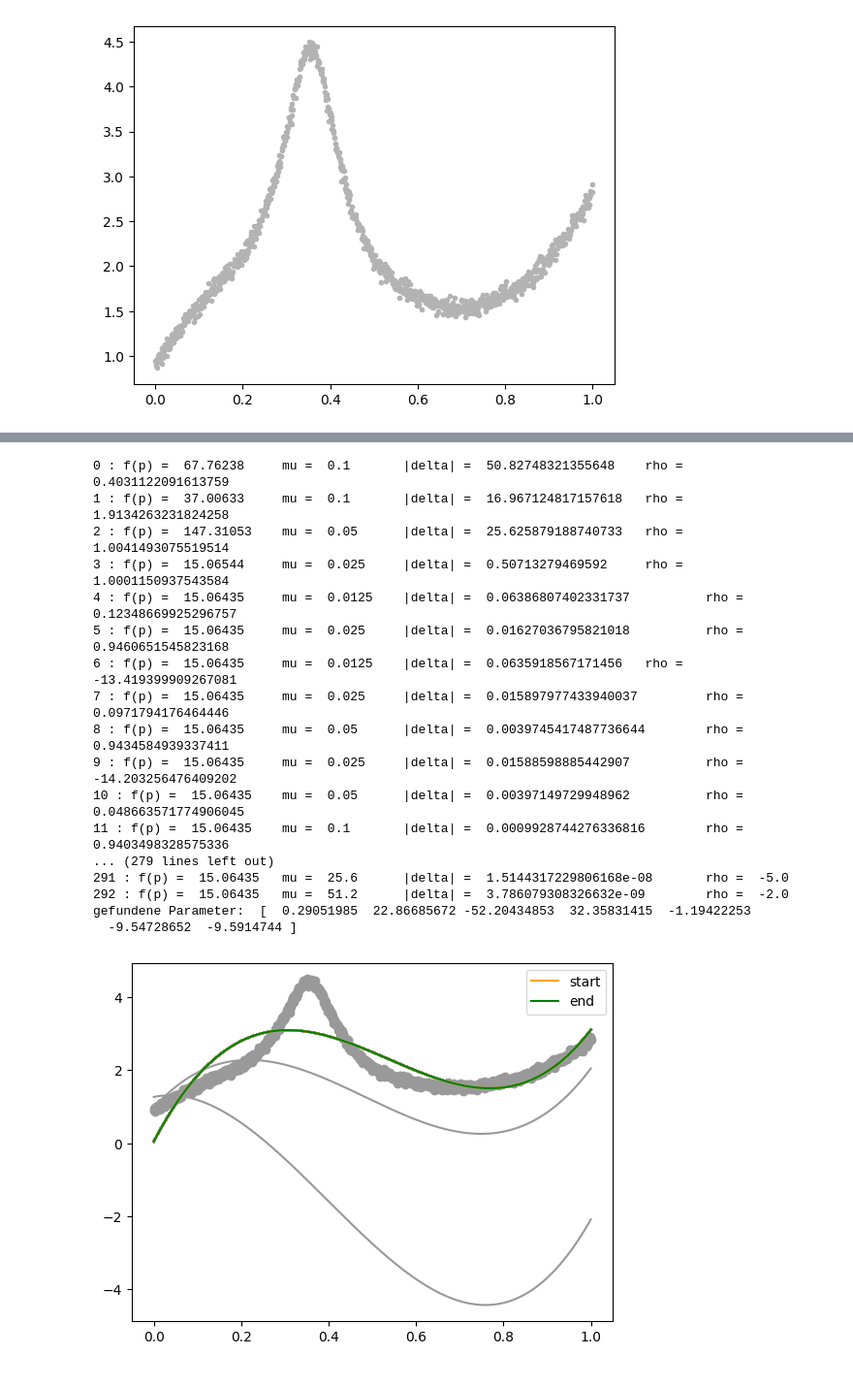
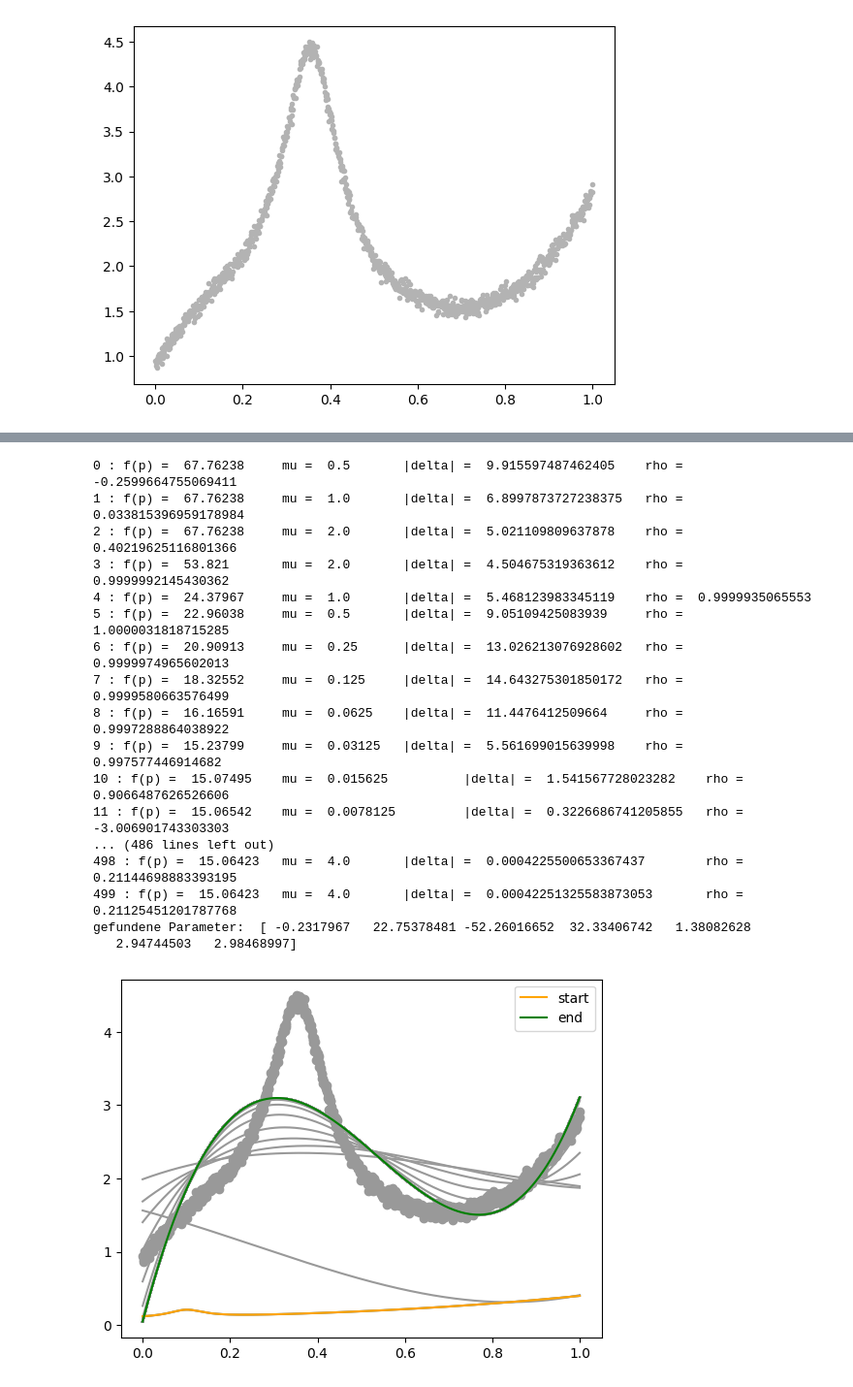
Before and after one commit to BieriCyril/ZHAW_STt_NUM1, a Jupyter notebook: NUM1_Praktikum_W8.ipynb, the cells around one changed output, grey strips where cells are left out. Shown at 97% size. Cells and saved outputs as stored; diff of their text form; code cells hidden in the pictures.

```diff
--- a/NUM1_Praktikum_W8.ipynb
+++ b/NUM1_Praktikum_W8.ipynb
@@ -189,11 +189,12 @@ plt.plot(w, y, '.', color = [.7,.7,.7]);
 # %%
 ###---------------------------RHO FUNKTION-----------------------------------------
 def rho(f, J, p, delta):
-    fp2 = np.linalg.norm(f(*p))**2
-    fpdelta2 = np.linalg.norm(f(*p + delta))**2
-    fpJ2 = np.linalg.norm(f(*p) + J(*p) @ delta)**2
+    r = y - f(*p)
+    r_new = y - f(*(p + delta))
+    r_lin = r - J(*p) @ delta
 
-    return (fp2 - fpdelta2) / (1e-12 + fp2 - fpJ2)
+    return (np.linalg.norm(r)**2 - np.linalg.norm(r_new)**2) / \
+           (1e-12 + np.linalg.norm(r)**2 - np.linalg.norm(r_lin)**2)
 # %% [markdown]
 ![image.png](attachment:image.png)
 # %%
@@ -221,26 +222,27 @@ f = lambda p0, p1, p2, p3, p4, p5, p6: (
 
 # Jacobi-Matrix von f
 J = lambda p0, p1, p2, p3, p4, p5, p6: np.array([
-    np.ones_like(w),          # Ableitung nach p0
-    w,                        # Ableitung nach p1
-    w**2,                     # Ableitung nach p2
-    w**3,                     # Ableitung nach p3
-    l(p5, p6, w),             # Ableitung nach p4
-    p4 * (8 * (w - p5) / p6**2) * l(p5, p6, w)**2, # Ableitung nach p5 (Zentrum/Position des Peaks)
-    p4 * (8 * (w - p5)**2 / p6**3) * l(p5, p6, w)**2 # Ableitung nach p6 (Breite des Peaks)
+    np.ones_like(w),      # p0
+    w,                    # p1
+    w**2,                 # p2
+    w**3,                 # p3
+    l(p5, p6, w),         # p4
+    p4 * (8 * (w - p5)**3 / p6**4) * l(p5, p6, w)**2, # Ableitung nach p5
+    p4 * (8 * (w - p5)**4 / p6**5) * l(p5, p6, w)**2  # Ableitung nach p6
 ]).T
 
 
 ## übergebe P der Jaccobi:
-Je = lambda p0, p1, p2, p3, p4, p5, p6: J(*p)
+#Je = lambda p0, p1, p2, p3, p4, p5, p6: J(*p)
 
 
 
 ## init
 pLM = pStart.copy()
+pStartCopy = pStart.copy()
 
 ##FUNKTION LM, aus beipsiel Lineare ausgleichsrechnung!!!
-def LM(f, J, p, beta0 = 0.2, beta1 = 0.8, mu = 0.1, maxit = 100):
+def LM(f, J, p, beta0 = 0.2, beta1 = 0.8, mu = 0.5, maxit = 100):
 
     n = len(p)
     delta = 1
@@ -248,7 +250,7 @@ def LM(f, J, p, beta0 = 0.2, beta1 = 0.8, mu = 0.1, maxit = 100):
 
     while np.linalg.norm(delta) > 1e-8 and it < maxit:
 
-        Jext = np.concatenate( (J(*p), mu * np.eye(n)) )
+        Jext = np.concatenate( (J(*p), np.sqrt(mu) * np.eye(n)) )
         fext = np.concatenate ((y - f(*p), np.zeros(n)) ) # das Modell wäre f(p) - y = 0
 
         delta = lstsq(Jext, fext) # lineares Ausgleichsproblem lösen
@@ -261,49 +263,49 @@ def LM(f, J, p, beta0 = 0.2, beta1 = 0.8, mu = 0.1, maxit = 100):
           "\t rho = ", r)
 
 
         if r < beta0:
             mu *= 2
         elif r < beta1:
             p += delta
         else:
             p += delta
             mu /= 2
 
         it += 1
 
         plt.plot(w, f(*p), color = [.6,.6,.6])
 
     return p
 
 ##- LOEWENBERG LANDQUARD AUFRUFEN
 pLM = LM(f, J, pStart, maxit = 500)
 
 
 
 ##-------------------PLOT---------------------------------------------
 plt.scatter(w, y, color = [.6,.6,.6])
-plt.plot(w, f(*pStart), color = "orange", label = "start") # mit Startwerten
+plt.plot(w, f(*pStartCopy), color = "orange", label = "start") # mit Startwerten
 plt.plot(w, f(*pLM), color = "green", label = "end")     # nach levenberg-Marquardt
 
 plt.legend()
 
 print("gefundene Parameter: ", pLM)
 # %% [output]
-0 : f(p) =  67.76238     mu =  0.1       |delta| =  50.82748321355648    rho =  0.4031122091613759
-1 : f(p) =  37.00633     mu =  0.1       |delta| =  16.967124817157618   rho =  1.9134263231824258
-2 : f(p) =  147.31053    mu =  0.05      |delta| =  25.625879188740733   rho =  1.0041493075519514
-3 : f(p) =  15.06544     mu =  0.025     |delta| =  0.50713279469592     rho =  1.0001150937543584
-4 : f(p) =  15.06435     mu =  0.0125    |delta| =  0.06386807402331737          rho =  0.12348669925296757
-5 : f(p) =  15.06435     mu =  0.025     |delta| =  0.01627036795821018          rho =  0.9460651545823168
-6 : f(p) =  15.06435     mu =  0.0125    |delta| =  0.0635918567171456   rho =  -13.419399909267081
-7 : f(p) =  15.06435     mu =  0.025     |delta| =  0.015897977433940037         rho =  0.0971794176464446
-8 : f(p) =  15.06435     mu =  0.05      |delta| =  0.0039745417487736644        rho =  0.9434584939337411
-9 : f(p) =  15.06435     mu =  0.025     |delta| =  0.01588598885442907          rho =  -14.203256476409202
-10 : f(p) =  15.06435    mu =  0.05      |delta| =  0.00397149729948962          rho =  0.048663571774906045
-11 : f(p) =  15.06435    mu =  0.1       |delta| =  0.0009928744276336816        rho =  0.9403498328575336
-... (279 lines left out)
-291 : f(p) =  15.06435   mu =  25.6      |delta| =  1.5144317229806168e-08       rho =  -5.0
-292 : f(p) =  15.06435   mu =  51.2      |delta| =  3.786079308326632e-09        rho =  -2.0
-gefundene Parameter:  [  0.29051985  22.86685672 -52.20434853  32.35831415  -1.19422253
-  -9.54728652  -9.5914744 ]
+0 : f(p) =  67.76238     mu =  0.5       |delta| =  9.915597487462405    rho =  -0.2599664755069411
+1 : f(p) =  67.76238     mu =  1.0       |delta| =  6.8997873727238375   rho =  0.033815396959178984
+2 : f(p) =  67.76238     mu =  2.0       |delta| =  5.021109809637878    rho =  0.40219625116801366
+3 : f(p) =  53.821       mu =  2.0       |delta| =  4.504675319363612    rho =  0.9999992145430362
+4 : f(p) =  24.37967     mu =  1.0       |delta| =  5.468123983345119    rho =  0.9999935065553
+5 : f(p) =  22.96038     mu =  0.5       |delta| =  9.05109425083939     rho =  1.0000031818715285
+6 : f(p) =  20.90913     mu =  0.25      |delta| =  13.026213076928602   rho =  0.9999974965602013
+7 : f(p) =  18.32552     mu =  0.125     |delta| =  14.643275301850172   rho =  0.9999580663576499
+8 : f(p) =  16.16591     mu =  0.0625    |delta| =  11.4476412509664     rho =  0.9997288864038922
+9 : f(p) =  15.23799     mu =  0.03125   |delta| =  5.561699015639998    rho =  0.997577446914682
+10 : f(p) =  15.07495    mu =  0.015625          |delta| =  1.541567728023282    rho =  0.9066487626526606
+11 : f(p) =  15.06542    mu =  0.0078125         |delta| =  0.3226686741205855   rho =  -3.006901743303303
+... (486 lines left out)
+498 : f(p) =  15.06423   mu =  4.0       |delta| =  0.0004225500653367437        rho =  0.21144698883393195
+499 : f(p) =  15.06423   mu =  4.0       |delta| =  0.00042251325583873053       rho =  0.21125451201787768
+gefundene Parameter:  [ -0.2317967   22.75378481 -52.26016652  32.33406742   1.38082628
+   2.94744503   2.98468997]
-[figure, old version]
+[figure, new version]
```
Also changed, not shown: parts of 2 cells of this notebook.
